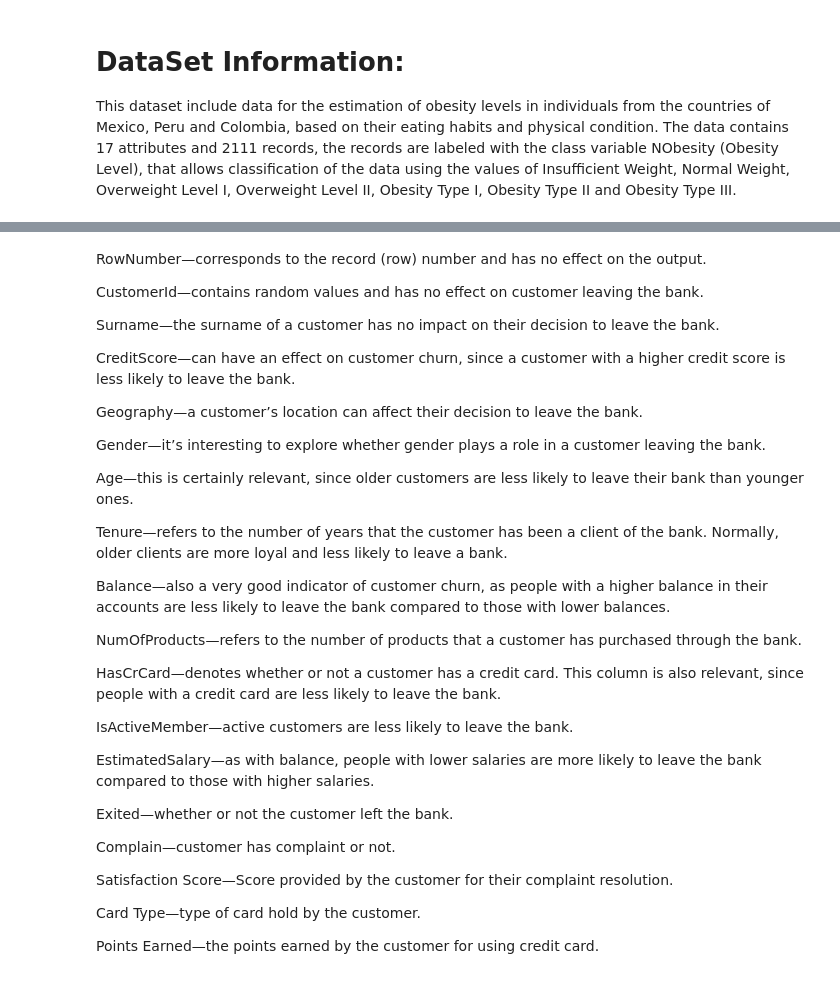
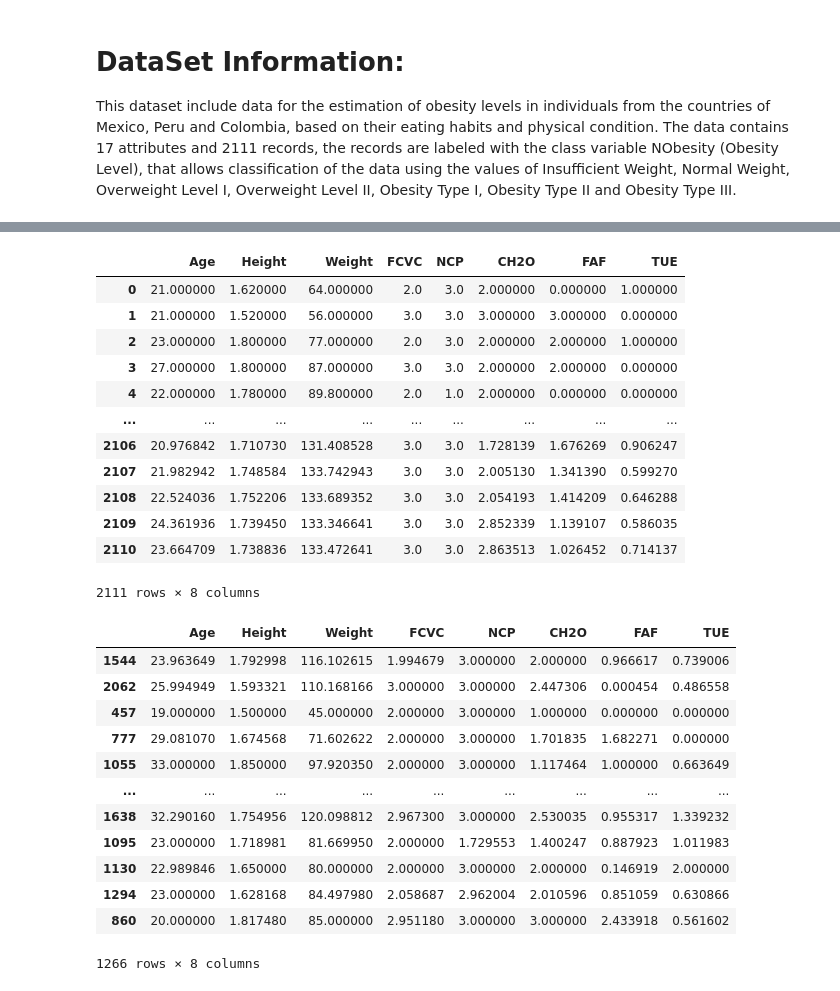
Before and after one commit to RoberVega/EDIT-DSBA-ML, a Jupyter notebook: Exercise.ipynb, the cells around one changed output, grey strips where cells are left out. Cells and saved outputs as stored; diff of their text form; code cells hidden in the pictures.

```diff
--- a/Exercise.ipynb
+++ b/Exercise.ipynb
@@ -40,37 +52,43 @@ data.head()
-# %% [markdown]
-RowNumber—corresponds to the record (row) number and has no effect on the output.
-
-CustomerId—contains random values and has no effect on customer leaving the bank.
-
-Surname—the surname of a customer has no impact on their decision to leave the bank.
-
-CreditScore—can have an effect on customer churn, since a customer with a higher credit score is less likely to
-leave the bank.
-
-Geography—a customer’s location can affect their decision to leave the bank.
-
-Gender—it’s interesting to explore whether gender plays a role in a customer leaving the bank.
-
-Age—this is certainly relevant, since older customers are less likely to leave their bank than younger ones.
-
-Tenure—refers to the number of years that the customer has been a client of the bank. Normally, older clients are more loyal and less likely to leave a bank.
-
-Balance—also a very good indicator of customer churn, as people with a higher balance in their accounts are less likely to leave the bank compared to those with lower balances.
-
-NumOfProducts—refers to the number of products that a customer has purchased through the bank.
-
-HasCrCard—denotes whether or not a customer has a credit card. This column is also relevant, since people with a credit card are less likely to leave the bank.
-
-IsActiveMember—active customers are less likely to leave the bank.
-
-EstimatedSalary—as with balance, people with lower salaries are more likely to leave the bank compared to those with higher salaries.
-
-Exited—whether or not the customer left the bank.
-
-Complain—customer has complaint or not.
-
-Satisfaction Score—Score provided by the customer for their complaint resolution.
-
-Card Type—type of card hold by the customer.
-
-Points Earned—the points earned by the customer for using credit card.
+# %%
+data.describe()
+#data['Gender'] = data['Gender'].map({'Female': 1, 'Male' : 0})
+#data['family_history_with_overweight'] =
+
+X = data[numeric_columns]
+y = data['NObeyesdad']
+
+X
+# %% [output]
+|  | Age | Height | Weight | FCVC | NCP | CH2O | FAF | TUE |
+| 0 | 21.000000 | 1.620000 | 64.000000 | 2.0 | 3.0 | 2.000000 | 0.000000 | 1.000000 |
+| 1 | 21.000000 | 1.520000 | 56.000000 | 3.0 | 3.0 | 3.000000 | 3.000000 | 0.000000 |
+| 2 | 23.000000 | 1.800000 | 77.000000 | 2.0 | 3.0 | 2.000000 | 2.000000 | 1.000000 |
+| 3 | 27.000000 | 1.800000 | 87.000000 | 3.0 | 3.0 | 2.000000 | 2.000000 | 0.000000 |
+| 4 | 22.000000 | 1.780000 | 89.800000 | 2.0 | 1.0 | 2.000000 | 0.000000 | 0.000000 |
+| ... | ... | ... | ... | ... | ... | ... | ... | ... |
+| 2106 | 20.976842 | 1.710730 | 131.408528 | 3.0 | 3.0 | 1.728139 | 1.676269 | 0.906247 |
+| 2107 | 21.982942 | 1.748584 | 133.742943 | 3.0 | 3.0 | 2.005130 | 1.341390 | 0.599270 |
+| 2108 | 22.524036 | 1.752206 | 133.689352 | 3.0 | 3.0 | 2.054193 | 1.414209 | 0.646288 |
+| 2109 | 24.361936 | 1.739450 | 133.346641 | 3.0 | 3.0 | 2.852339 | 1.139107 | 0.586035 |
+| 2110 | 23.664709 | 1.738836 | 133.472641 | 3.0 | 3.0 | 2.863513 | 1.026452 | 0.714137 |
+2111 rows × 8 columns
+# %%
+from sklearn.model_selection import train_test_split
+X_train, X_temp, y_train, y_temp = train_test_split(X, y, train_size = 0.6, random_state=42)
+X_val, X_test, y_val, y_test = train_test_split(X_temp, y_temp, train_size = 0.5, random_state=42)
+
+X_train
+# %% [output]
+|  | Age | Height | Weight | FCVC | NCP | CH2O | FAF | TUE |
+| 1544 | 23.963649 | 1.792998 | 116.102615 | 1.994679 | 3.000000 | 2.000000 | 0.966617 | 0.739006 |
+| 2062 | 25.994949 | 1.593321 | 110.168166 | 3.000000 | 3.000000 | 2.447306 | 0.000454 | 0.486558 |
+| 457 | 19.000000 | 1.500000 | 45.000000 | 2.000000 | 3.000000 | 1.000000 | 0.000000 | 0.000000 |
+| 777 | 29.081070 | 1.674568 | 71.602622 | 2.000000 | 3.000000 | 1.701835 | 1.682271 | 0.000000 |
+| 1055 | 33.000000 | 1.850000 | 97.920350 | 2.000000 | 3.000000 | 1.117464 | 1.000000 | 0.663649 |
+| ... | ... | ... | ... | ... | ... | ... | ... | ... |
+| 1638 | 32.290160 | 1.754956 | 120.098812 | 2.967300 | 3.000000 | 2.530035 | 0.955317 | 1.339232 |
+| 1095 | 23.000000 | 1.718981 | 81.669950 | 2.000000 | 1.729553 | 1.400247 | 0.887923 | 1.011983 |
+| 1130 | 22.989846 | 1.650000 | 80.000000 | 2.000000 | 3.000000 | 2.000000 | 0.146919 | 2.000000 |
+| 1294 | 23.000000 | 1.628168 | 84.497980 | 2.058687 | 2.962004 | 2.010596 | 0.851059 | 0.630866 |
+| 860 | 20.000000 | 1.817480 | 85.000000 | 2.951180 | 3.000000 | 3.000000 | 2.433918 | 0.561602 |
+1266 rows × 8 columns
```
Also changed, not shown: parts of 10 cells of this notebook, 2 other files.
